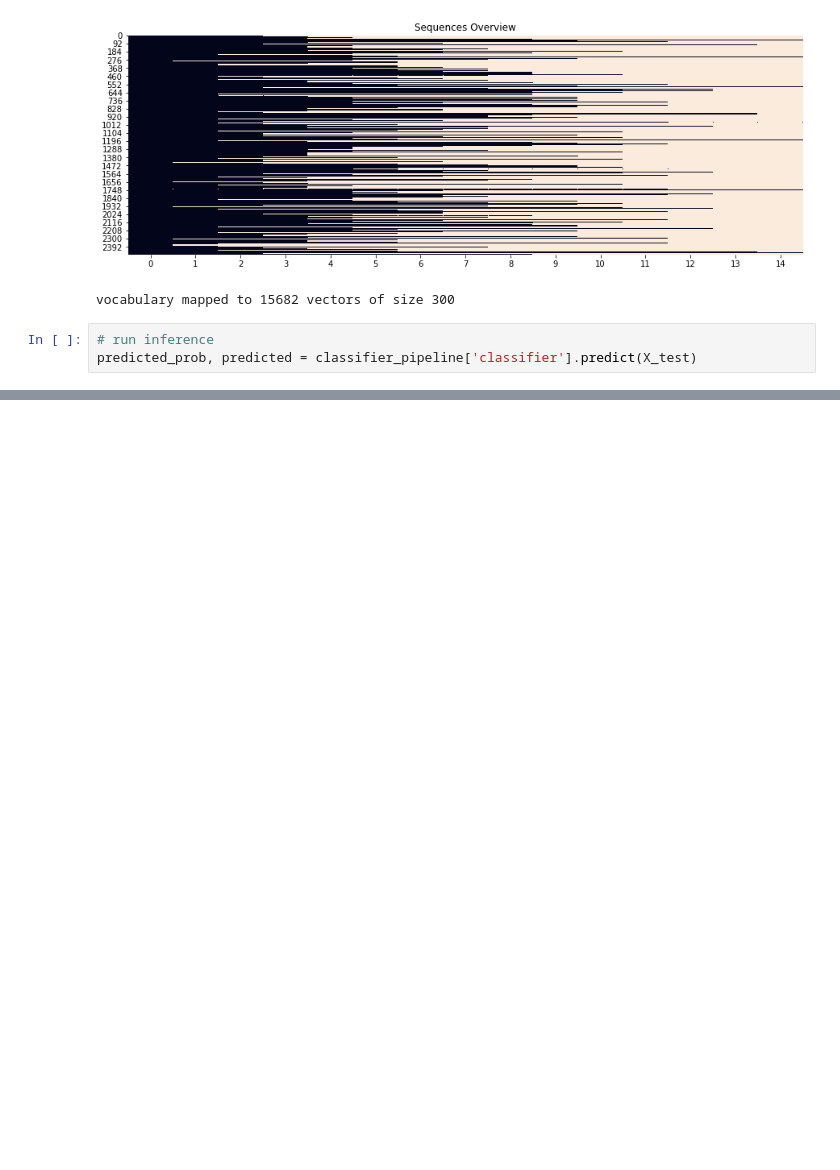
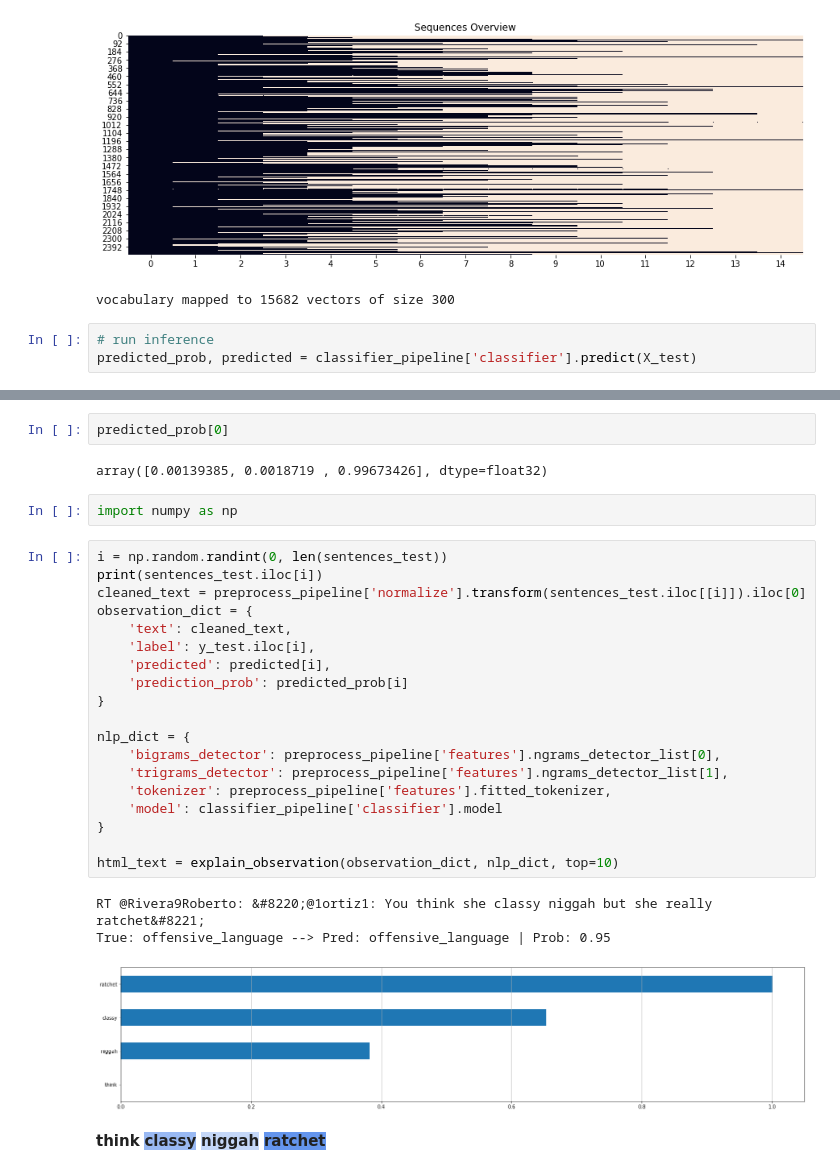
Before and after one commit to parvudan/hate_speech_detection, a Jupyter notebook: notebooks/keras_word2vec_hate_detector.ipynb, the cells around one changed output, grey strips where cells are left out. Cells and saved outputs as stored; diff of their text form; blank space fills up the shorter version.

Commit message:
implemented explainability

```diff
--- a/notebooks/keras_word2vec_hate_detector.ipynb
+++ b/notebooks/keras_word2vec_hate_detector.ipynb
@@ -117,0 +119,30 @@ offensive_language       0.92      0.96      0.94      1910
+# %%
+predicted_prob[0]
+# %% [output]
+array([0.00139385, 0.0018719 , 0.99673426], dtype=float32)
+# %%
+import numpy as np
+# %%
+i = np.random.randint(0, len(sentences_test))
+print(sentences_test.iloc[i])
+cleaned_text = preprocess_pipeline['normalize'].transform(sentences_test.iloc[[i]]).iloc[0]
+observation_dict = {
+    'text': cleaned_text,
+    'label': y_test.iloc[i],
+    'predicted': predicted[i],
+    'prediction_prob': predicted_prob[i]
+}
+
+nlp_dict = {
+    'bigrams_detector': preprocess_pipeline['features'].ngrams_detector_list[0],
+    'trigrams_detector': preprocess_pipeline['features'].ngrams_detector_list[1],
+    'tokenizer': preprocess_pipeline['features'].fitted_tokenizer,
+    'model': classifier_pipeline['classifier'].model
+}
+
+html_text = explain_observation(observation_dict, nlp_dict, top=10)
+# %% [output]
+RT @Rivera9Roberto: &#8220;@1ortiz1: You think she classy niggah but she really ratchet&#8221;
+True: offensive_language --> Pred: offensive_language | Prob: 0.95
+[figure, added]
+think classy niggah ratchet
```
Also changed, not shown: parts of 5 cells of this notebook, 2 other files.
